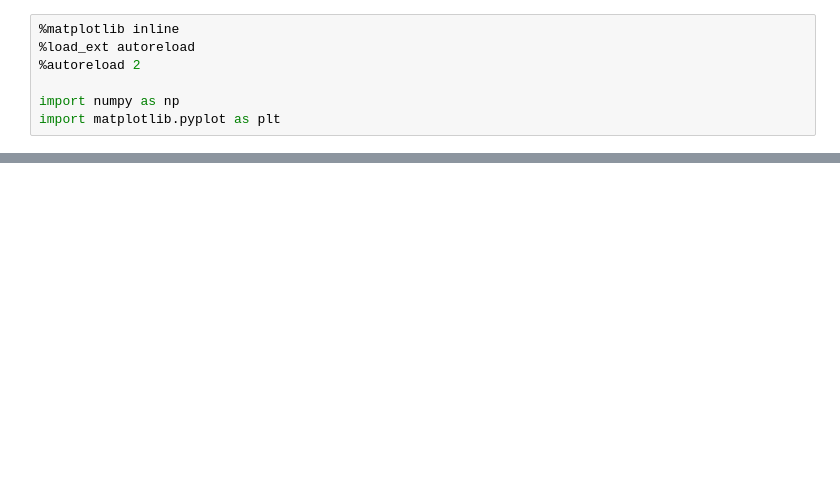
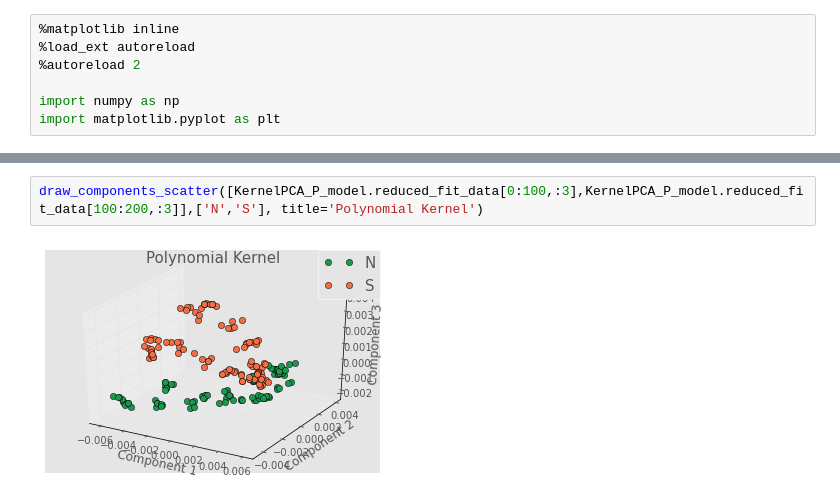
Before and after one commit to jallen30gt/Materials-Informatics-2, a Jupyter notebook: pyMKS_connection.ipynb, the cells around one changed output, grey strips where cells are left out. Drawn from its saved outputs; the diff is of its cells as text; blank space fills up the shorter version.

```diff
--- a/pyMKS_connection.ipynb
+++ b/pyMKS_connection.ipynb
@@ -42,0 +53,4 @@ draw_components_scatter([model.reduced_fit_data[0:100,:3],model.reduced_fit_data
+# %%
+draw_components_scatter([KernelPCA_P_model.reduced_fit_data[0:100,:3],KernelPCA_P_model.reduced_fit_data[100:200,:3]],['N','S'], title='Polynomial Kernel')
+# %% [output]
+[figure, added]
```
Also changed, not shown: parts of 12 cells of this notebook.
